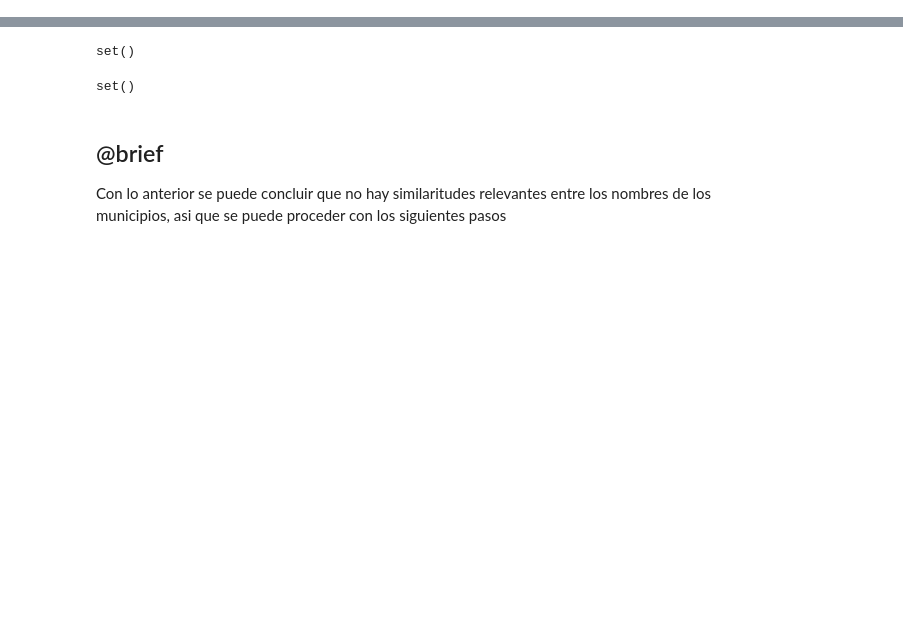
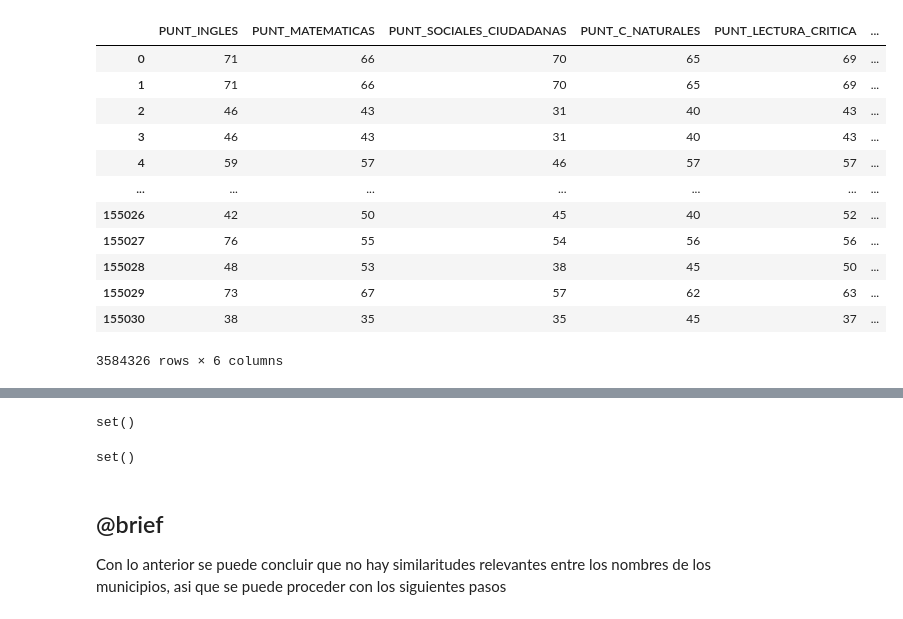
Before and after one commit to ISCOUTB/AG-Analysis-ICFES, a Jupyter notebook: data/.ipynb, the cells around one changed output, grey strips where cells are left out. Drawn from its saved outputs; the diff is of its cells as text; code cells hidden in the pictures; blank space fills up the shorter version.

```diff
--- a/data/.ipynb
+++ b/data/.ipynb
@@ -27,3 +48,19 @@ data.columns
+# %%
+data[['PUNT_INGLES', 'PUNT_MATEMATICAS', 'PUNT_SOCIALES_CIUDADANAS', 'PUNT_C_NATURALES', 'PUNT_LECTURA_CRITICA', 'PUNT_GLOBAL']]
+# %% [output]
+|  | PUNT_INGLES | PUNT_MATEMATICAS | PUNT_SOCIALES_CIUDADANAS | PUNT_C_NATURALES | PUNT_LECTURA_CRITICA | ... |
+| 0 | 71 | 66 | 70 | 65 | 69 | ... |
+| 1 | 71 | 66 | 70 | 65 | 69 | ... |
+| 2 | 46 | 43 | 31 | 40 | 43 | ... |
+| 3 | 46 | 43 | 31 | 40 | 43 | ... |
+| 4 | 59 | 57 | 46 | 57 | 57 | ... |
+| ... | ... | ... | ... | ... | ... | ... |
+| 155026 | 42 | 50 | 45 | 40 | 52 | ... |
+| 155027 | 76 | 55 | 54 | 56 | 56 | ... |
+| 155028 | 48 | 53 | 38 | 45 | 50 | ... |
+| 155029 | 73 | 67 | 57 | 62 | 63 | ... |
+| 155030 | 38 | 35 | 35 | 45 | 37 | ... |
+3584326 rows × 6 columns
 # %%
 # Deberia ser de 33
 display(len(data['COLE_DEPTO_UBICACION'].unique()))
```
Also changed, not shown: parts of 2 cells of this notebook, 2 other files.
